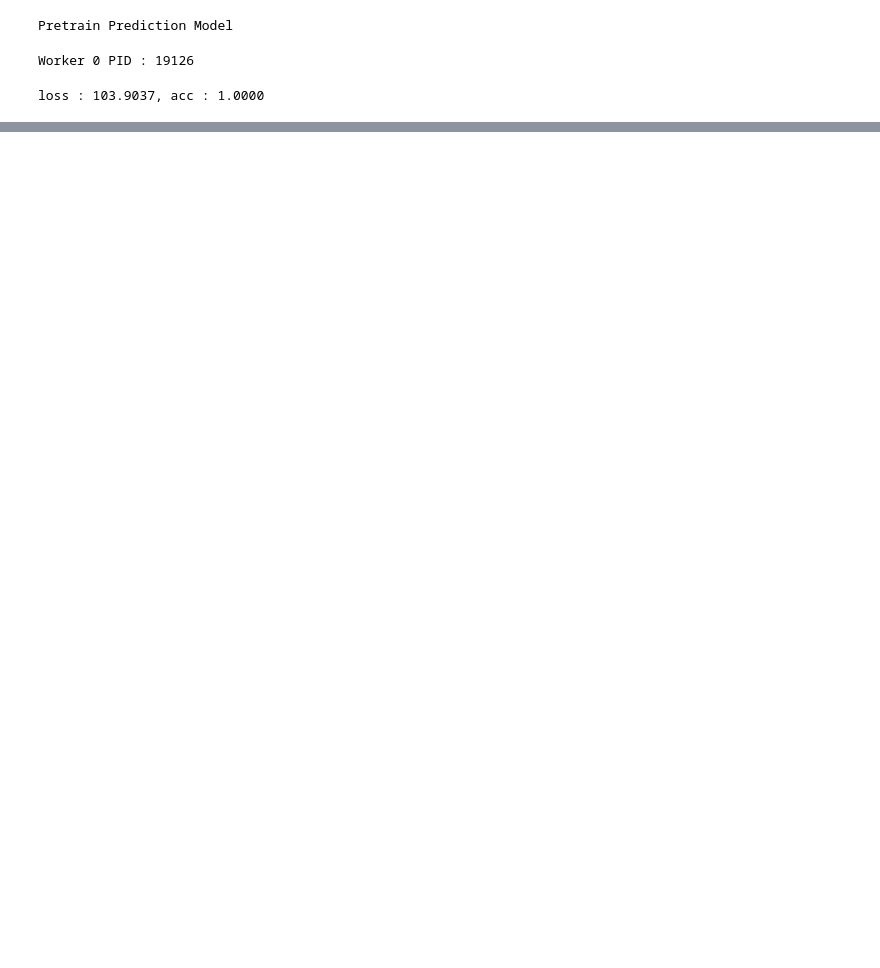
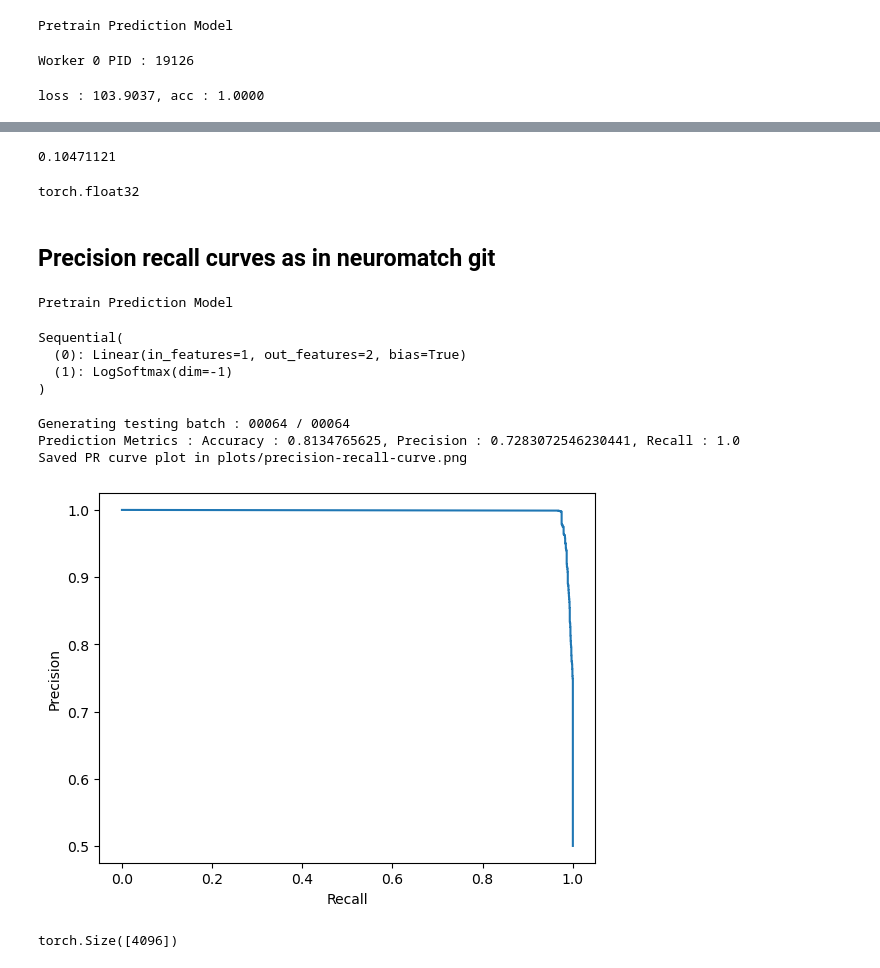
Before and after one commit to Louis-desc/CSE, a Jupyter notebook: Test.ipynb, the cells around one changed output, grey strips where cells are left out. Drawn from its saved outputs; the diff is of its cells as text; code cells hidden in the pictures; blank space fills up the shorter version.

```diff
--- a/Test.ipynb
+++ b/Test.ipynb
@@ -990,0 +1183,37 @@ KeyboardInterrupt:
+# %%
+from sklearn.metrics import mean_squared_error, r2_score
+mean_squared_error(e_score[labels],torch.zeros_like(e_score[labels]))
+# %% [output]
+0.10471121
+# %%
+e_score.dtype
+# %% [output]
+torch.float32
+# %% [markdown]
+## Precision recall curves as in neuromatch git
+# %%
+import torch
+from models.NM import NeuroMatchNetwork, NeuroMatchPred
+emb_model = NeuroMatchNetwork()
+pred_model = NeuroMatchPred()
+
+# emb_model.load_state_dict(torch.load("ckpt/emb_model_9.pt"))
+# pred_model.model.load_state_dict(torch.load("ckpt/pred_model_linear_9.pt"))
+# %% [output]
+Pretrain Prediction Model
+# %%
+pred_model.model
+# %% [output]
+Sequential(
+  (0): Linear(in_features=1, out_features=2, bias=True)
+  (1): LogSoftmax(dim=-1)
+)
+# %%
+from evalutation import nm_pr_curve, generating_evaluation_batchs
+batchs_list = generating_evaluation_batchs()
+nm_pr_curve(emb_model,pred_model,batchs_list)
+# %% [output]
+Generating testing batch : 00064 / 00064
+Prediction Metrics : Accuracy : 0.8134765625, Precision : 0.7283072546230441, Recall : 1.0
+Saved PR curve plot in plots/precision-recall-curve.png
+[figure, added]
@@ -990,0 +1223,4 @@ KeyboardInterrupt:
+# %%
+e_score.shape
+# %% [output]
+torch.Size([4096])
```
Also changed, not shown: parts of 88 cells of this notebook, 3 other files.
